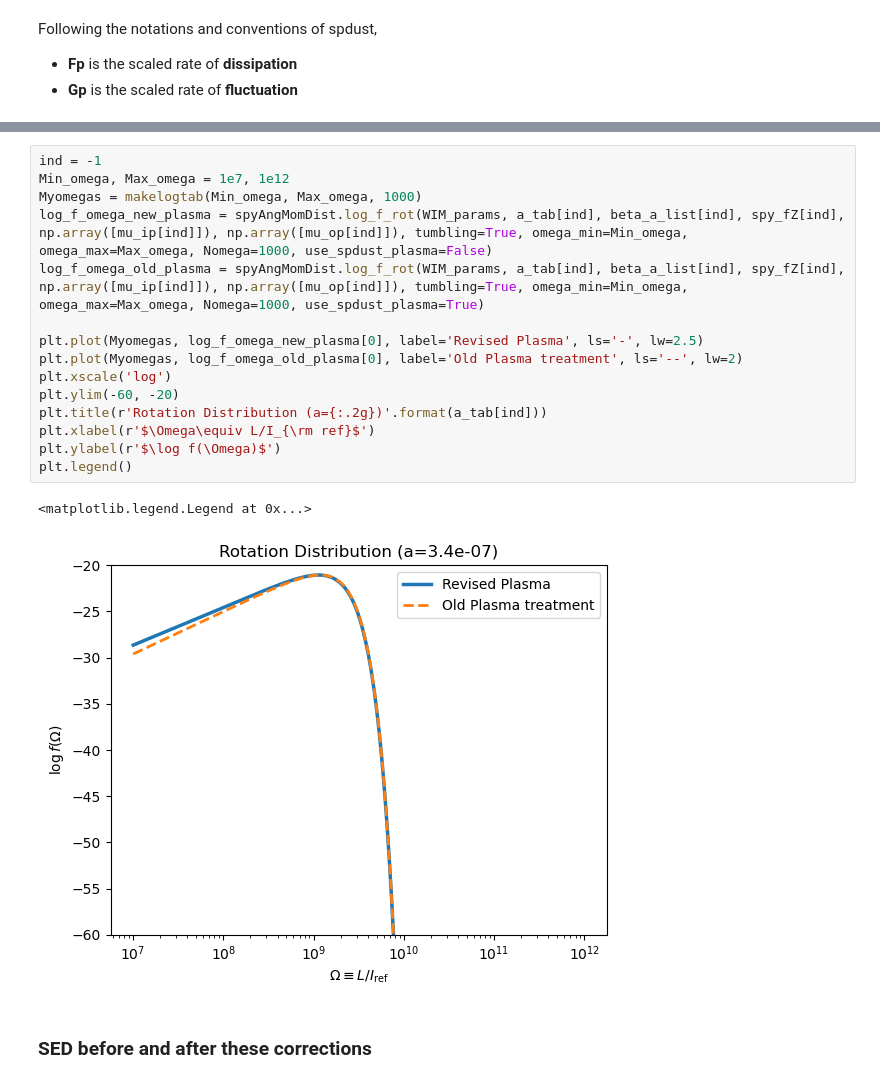
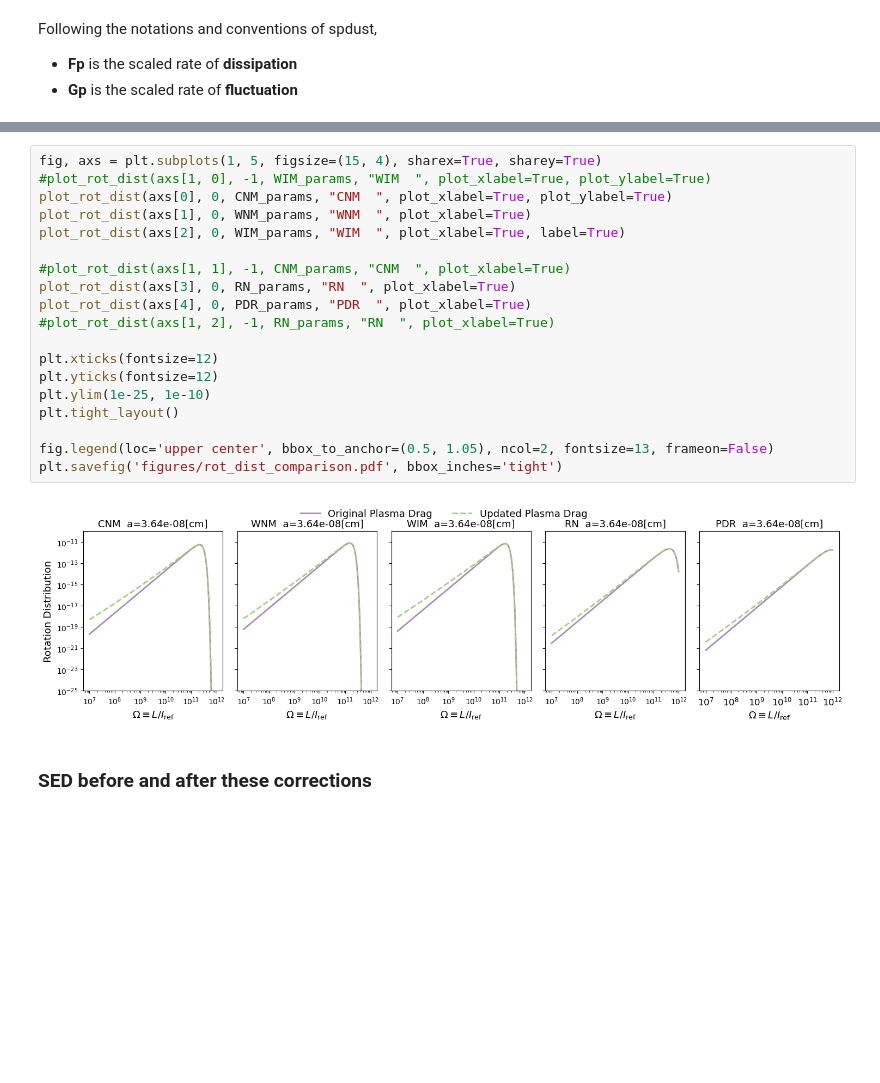
Before and after one commit to zzhang0123/SpyDust, a Jupyter notebook: notebooks/SpDust_vs_SpyDust.ipynb, the cells around one changed output, grey strips where cells are left out. Drawn from its saved outputs; the diff is of its cells as text; blank space fills up the shorter version.

```diff
--- a/notebooks/SpDust_vs_SpyDust.ipynb
+++ b/notebooks/SpDust_vs_SpyDust.ipynb
@@ -227,20 +260,23 @@ plt.legend()
-# %%
-ind = -1
-Min_omega, Max_omega = 1e7, 1e12
-Myomegas = makelogtab(Min_omega, Max_omega, 1000)
-log_f_omega_new_plasma = spyAngMomDist.log_f_rot(WIM_params, a_tab[ind], beta_a_list[ind], spy_fZ[ind], np.array([mu_ip[ind]]), np.array([mu_op[ind]]), tumbling=True, omega_min=Min_omega, omega_max=Max_omega, Nomega=1000, use_spdust_plasma=False)
-log_f_omega_old_plasma = spyAngMomDist.log_f_rot(WIM_params, a_tab[ind], beta_a_list[ind], spy_fZ[ind], np.array([mu_ip[ind]]), np.array([mu_op[ind]]), tumbling=True, omega_min=Min_omega, omega_max=Max_omega, Nomega=1000, use_spdust_plasma=True)
-
-plt.plot(Myomegas, log_f_omega_new_plasma[0], label='Revised Plasma', ls='-', lw=2.5)
-plt.plot(Myomegas, log_f_omega_old_plasma[0], label='Old Plasma treatment', ls='--', lw=2)
-plt.xscale('log')
-plt.ylim(-60, -20)
-plt.title(r'Rotation Distribution (a={:.2g})'.format(a_tab[ind]))
-plt.xlabel(r'$\Omega\equiv L/I_{\rm ref}$')
-plt.ylabel(r'$\log f(\Omega)$')
-plt.legend()
-# %% [output]
-<matplotlib.legend.Legend at 0x...>
-[figure, removed]
+# %%
+fig, axs = plt.subplots(1, 5, figsize=(15, 4), sharex=True, sharey=True)
+#plot_rot_dist(axs[1, 0], -1, WIM_params, "WIM  ", plot_xlabel=True, plot_ylabel=True)
+plot_rot_dist(axs[0], 0, CNM_params, "CNM  ", plot_xlabel=True, plot_ylabel=True)
+plot_rot_dist(axs[1], 0, WNM_params, "WNM  ", plot_xlabel=True)
+plot_rot_dist(axs[2], 0, WIM_params, "WIM  ", plot_xlabel=True, label=True)
+
+#plot_rot_dist(axs[1, 1], -1, CNM_params, "CNM  ", plot_xlabel=True)
+plot_rot_dist(axs[3], 0, RN_params, "RN  ", plot_xlabel=True)
+plot_rot_dist(axs[4], 0, PDR_params, "PDR  ", plot_xlabel=True)
+#plot_rot_dist(axs[1, 2], -1, RN_params, "RN  ", plot_xlabel=True)
+
+plt.xticks(fontsize=12)
+plt.yticks(fontsize=12)
+plt.ylim(1e-25, 1e-10)
+plt.tight_layout()
+
+fig.legend(loc='upper center', bbox_to_anchor=(0.5, 1.05), ncol=2, fontsize=13, frameon=False)
+plt.savefig('figures/rot_dist_comparison.pdf', bbox_inches='tight')
+# %% [output]
+[figure, added]
 # %% [markdown]
 ### SED before and after these corrections
```
Also changed, not shown: parts of 19 cells of this notebook, 16 other files.
